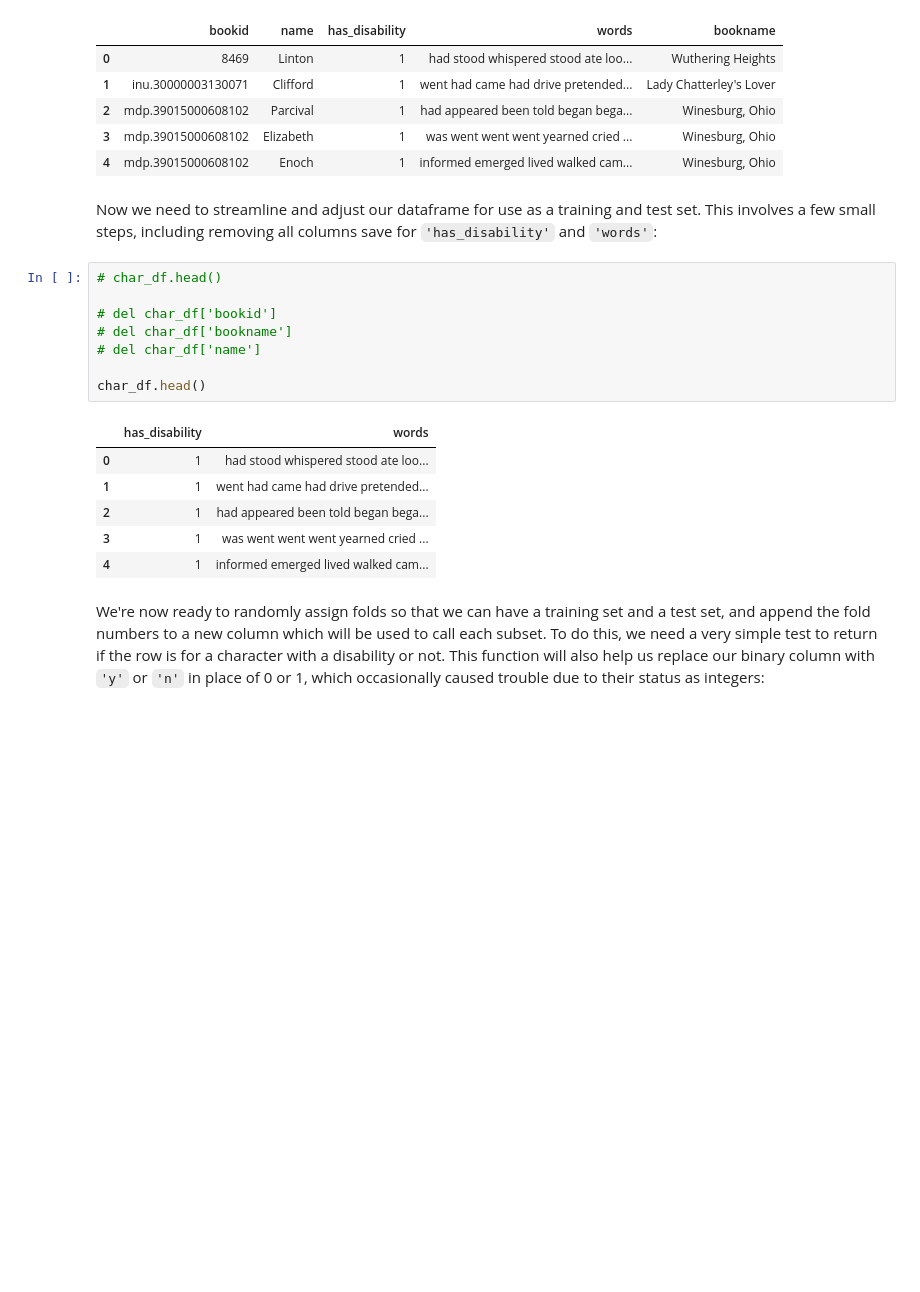
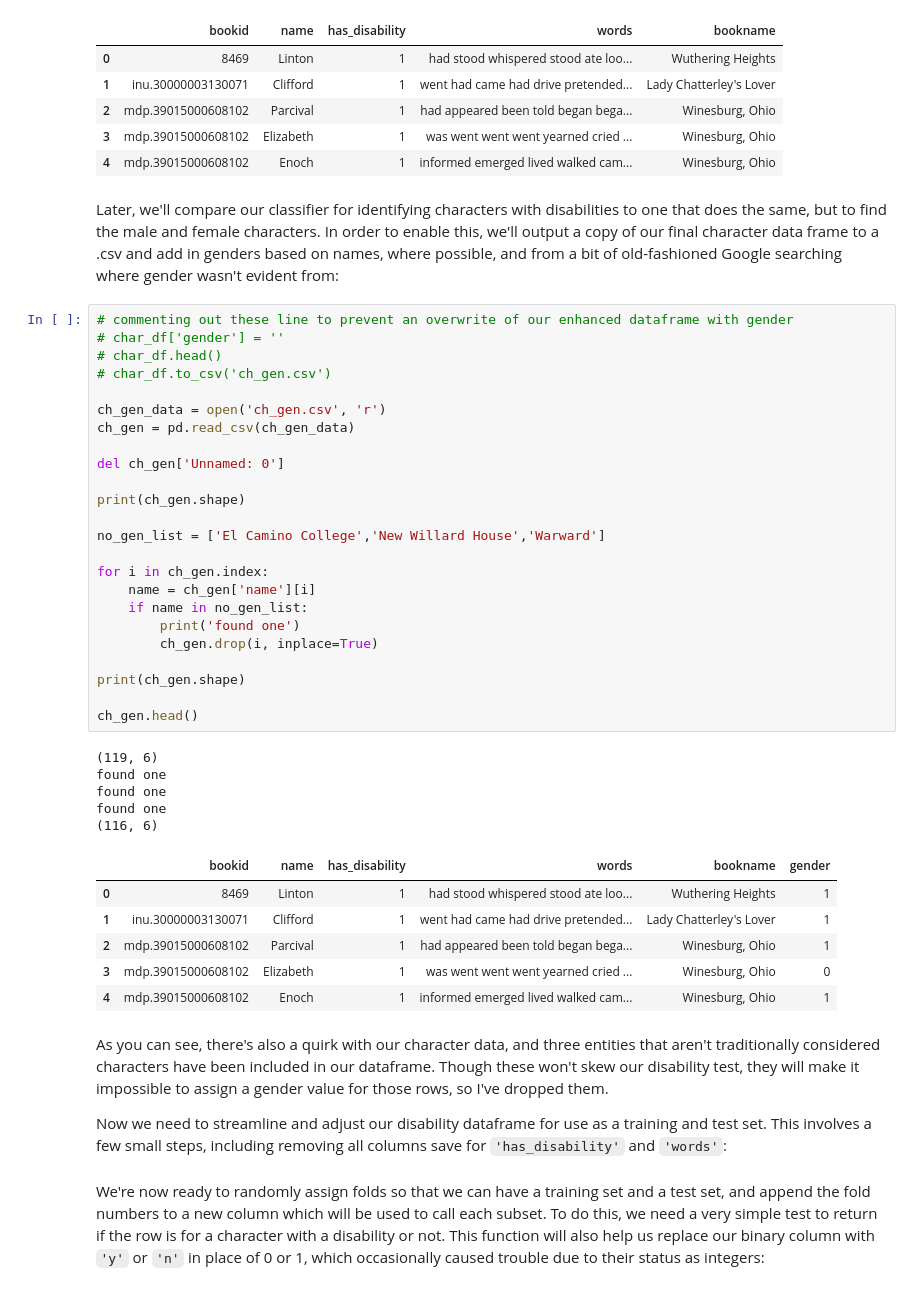
Before and after one commit to rdubnic2/lis590dsh, a Jupyter notebook: LIS 590DSH Final Project/final-submitted/Dubnicek_lis590dsh_disability-chars.ipynb, the cells around one changed output. Saved outputs shown, nothing was run; the diff lists cells and outputs as text; blank space fills up the shorter version.

```diff
--- a/LIS 590DSH Final Project/final-submitted/Dubnicek_lis590dsh_disability-chars.ipynb
+++ b/LIS 590DSH Final Project/final-submitted/Dubnicek_lis590dsh_disability-chars.ipynb
@@ -247,23 +249,48 @@ char_df.head()
 | 2 | mdp.39015000608102 | Parcival | 1 | had appeared been told began bega... | Winesburg, Ohio |
 | 3 | mdp.39015000608102 | Elizabeth | 1 | was went went went yearned cried ... | Winesburg, Ohio |
 | 4 | mdp.39015000608102 | Enoch | 1 | informed emerged lived walked cam... | Winesburg, Ohio |
+# %% [markdown]
+Later, we'll compare our classifier for identifying characters with disabilities to one that does the same, but to find the male and female characters. In order to enable this, we'll output a copy of our final character data frame to a .csv and add in genders based on names, where possible, and from a bit of old-fashioned Google searching where gender wasn't evident from:
+# %%
+# commenting out these line to prevent an overwrite of our enhanced dataframe with gender
+# char_df['gender'] = ''
+# char_df.head()
+# char_df.to_csv('ch_gen.csv')
+
+ch_gen_data = open('ch_gen.csv', 'r')
+ch_gen = pd.read_csv(ch_gen_data)
+
+del ch_gen['Unnamed: 0']
+
+print(ch_gen.shape)
+
+no_gen_list = ['El Camino College','New Willard House','Warward']
+
+for i in ch_gen.index:
+    name = ch_gen['name'][i]
+    if name in no_gen_list:
+        print('found one')
+        ch_gen.drop(i, inplace=True)
+
+print(ch_gen.shape)
+
+ch_gen.head()
+# %% [output]
+(119, 6)
+found one
+found one
+found one
+(116, 6)
+|  | bookid | name | has_disability | words | bookname | gender |
+| 0 | 8469 | Linton | 1 | had stood whispered stood ate loo... | Wuthering Heights | 1 |
+| 1 | inu.30000003130071 | Clifford | 1 | went had came had drive pretended... | Lady Chatterley's Lover | 1 |
+| 2 | mdp.39015000608102 | Parcival | 1 | had appeared been told began bega... | Winesburg, Ohio | 1 |
+| 3 | mdp.39015000608102 | Elizabeth | 1 | was went went went yearned cried ... | Winesburg, Ohio | 0 |
+| 4 | mdp.39015000608102 | Enoch | 1 | informed emerged lived walked cam... | Winesburg, Ohio | 1 |
 # %% [markdown]
-Now we need to streamline and adjust our dataframe for use as a training and test set. This involves a few small steps, including removing all columns save for `'has_disability'` and `'words'`:
+As you can see, there's also a quirk with our character data, and three entities that aren't traditionally considered characters have been included in our dataframe. Though these won't skew our disability test, they will make it impossible to assign a gender value for those rows, so I've dropped them.
+
+Now we need to streamline and adjust our disability dataframe for use as a training and test set. This involves a few small steps, including removing all columns save for `'has_disability'` and `'words'`:
-# %%
-# char_df.head()
-
-# del char_df['bookid']
-# del char_df['bookname']
-# del char_df['name']
-
-char_df.head()
-# %% [output]
-|  | has_disability | words |
-| 0 | 1 | had stood whispered stood ate loo... |
-| 1 | 1 | went had came had drive pretended... |
-| 2 | 1 | had appeared been told began bega... |
-| 3 | 1 | was went went went yearned cried ... |
-| 4 | 1 | informed emerged lived walked cam... |
 # %% [markdown]
 We're now ready to randomly assign folds so that we can have a training set and a test set, and append the fold numbers to a new column which will be used to call each subset. To do this, we need a very simple test to return if the row is for a character with a disability or not. This function will also help us replace our binary column with `'y'` or `'n'` in place of 0 or 1, which occasionally caused trouble due to their status as integers:
 # %%
```
Also changed, not shown: parts of 30 cells of this notebook, 5 other files.
